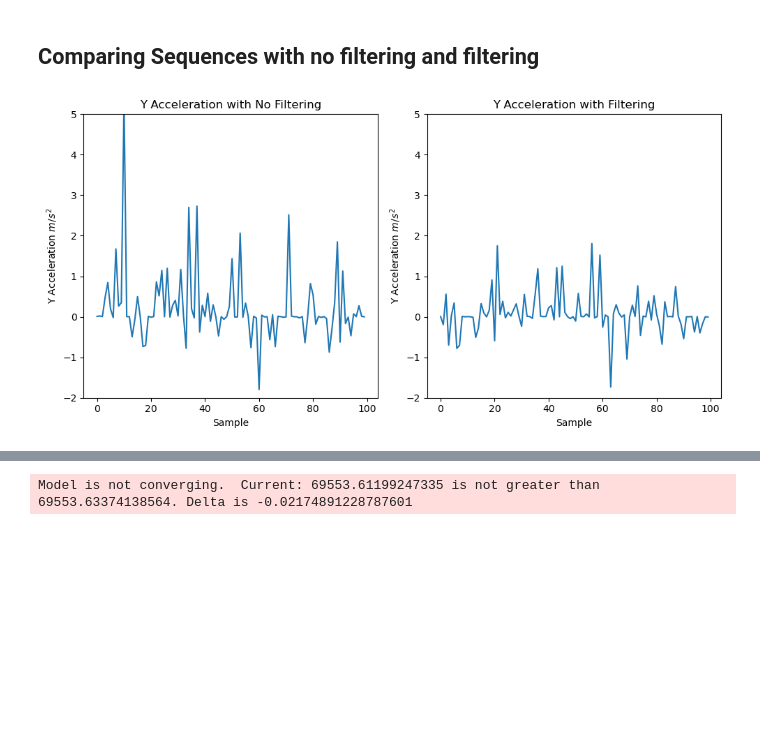
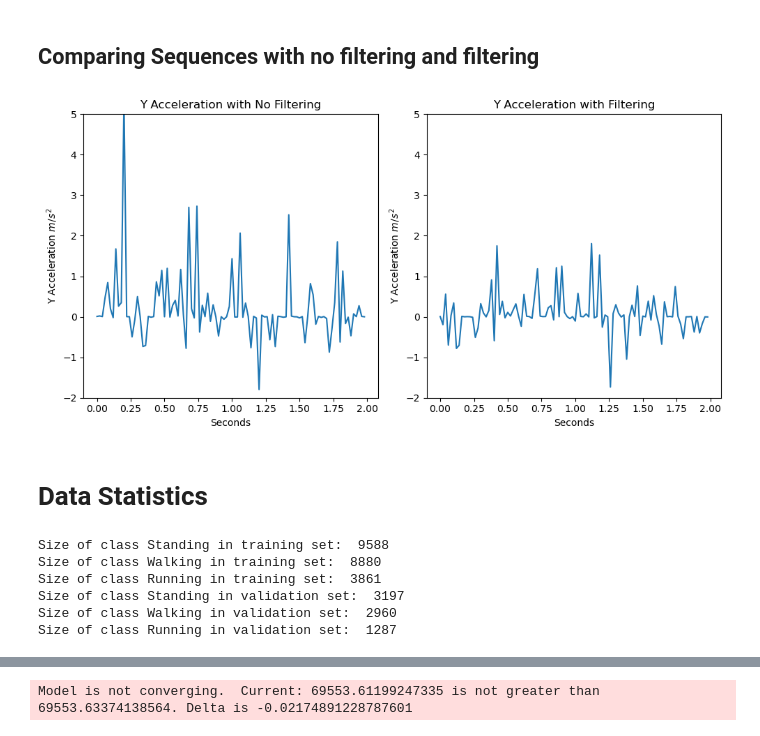
Before and after one commit to mlmulv/Activity-Recognition-Project, a Jupyter notebook: Activity-Recognition-Project.ipynb, the cells around one changed output, grey strips where cells are left out. Saved outputs shown, nothing was run; the diff lists cells and outputs as text; code cells hidden in the pictures; blank space fills up the shorter version.

Commit message:
Added more plots for report

```diff
--- a/Activity-Recognition-Project.ipynb
+++ b/Activity-Recognition-Project.ipynb
@@ -12,25 +14,46 @@ from sklearn.metrics import accuracy_score, classification_report
 ## Comparing Sequences with no filtering and filtering
 # %%
 X_train, _, _, _ = preprocess(opt=False)
+
+numSamples = 100
+sampRate = 50
+
 plt.figure(figsize=(10, 5))
 plt.subplot(1,2,1)
-plt.plot(X_train.values[0:100,1])
-plt.xlabel("Sample")
+plt.plot(np.array(range(numSamples)) / sampRate, X_train.values[0:numSamples,1])
+plt.xlabel("Seconds")
 plt.ylabel("Y Acceleration $m/s^2$")
 plt.ylim([-2,5])
 plt.title("Y Acceleration with No Filtering")
 
 X_train, _, _, _ = preprocess(opt=True)
 plt.subplot(1,2,2)
-plt.plot(X_train.values[0:100,1])
-plt.xlabel("Sample")
+plt.plot(np.array(range(numSamples)) / sampRate, X_train.values[0:numSamples,1])
+plt.xlabel("Seconds")
 plt.ylabel("Y Acceleration $m/s^2$")
 plt.ylim([-2,5])
 plt.title("Y Acceleration with Filtering")
 
+plt.savefig("Figures/Filtering.png")
 plt.tight_layout()
 plt.show()
 # %% [output]
-[figure, old version]
+[figure, new version]
+# %% [markdown]
+# Data Statistics
+# %%
+labels = ['Standing', 'Walking', 'Running']
+for i in range(X_train.shape[1]):
+    print("Size of class", f"{labels[i]} in training set: ", X_train[y_train == i].shape[0])
+
+for i in range(X_test.shape[1]):
+    print("Size of class", f"{labels[i]} in validation set: ", X_test[y_test == i].shape[0])
+# %% [output]
+Size of class Standing in training set:  9588
+Size of class Walking in training set:  8880
+Size of class Running in training set:  3861
+Size of class Standing in validation set:  3197
+Size of class Walking in validation set:  2960
+Size of class Running in validation set:  1287
 # %%
 X_train, X_test, y_train, y_test = preprocess()
```
Also changed, not shown: parts of 3 cells of this notebook, 1 other file.
